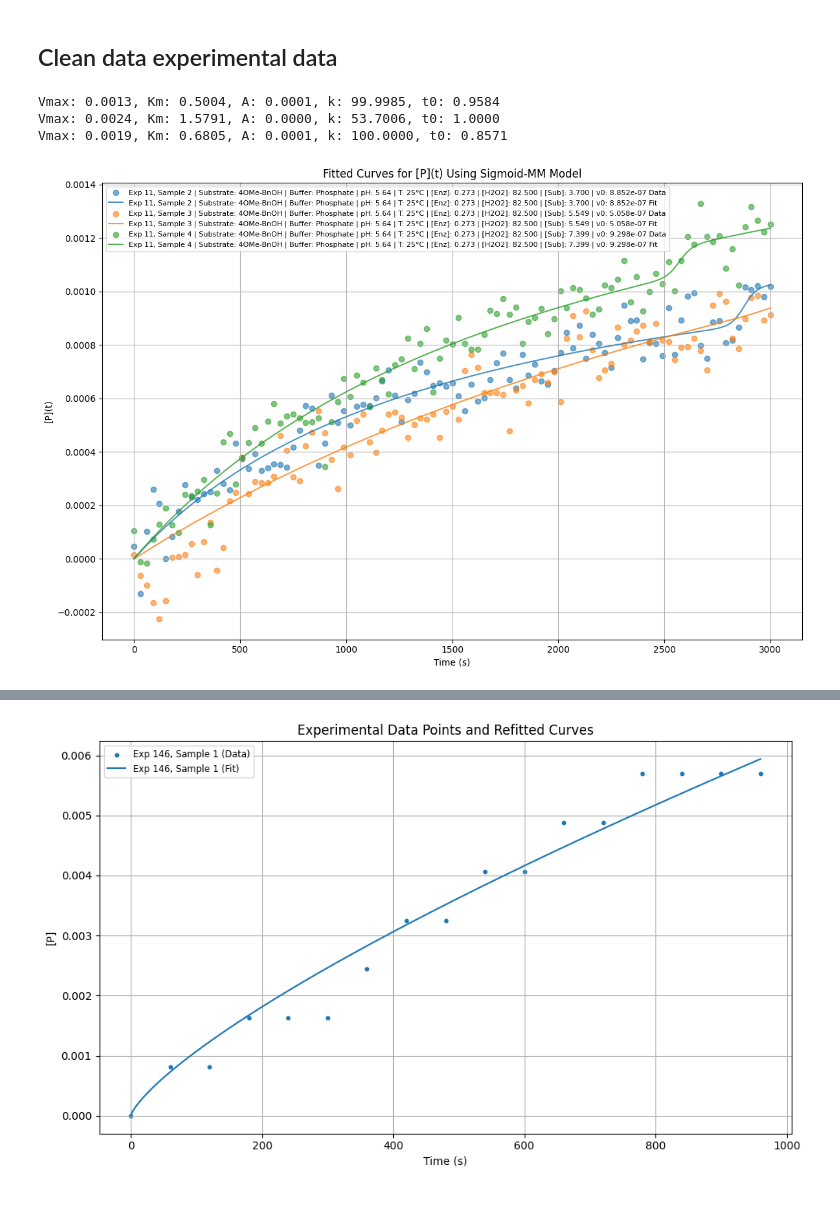
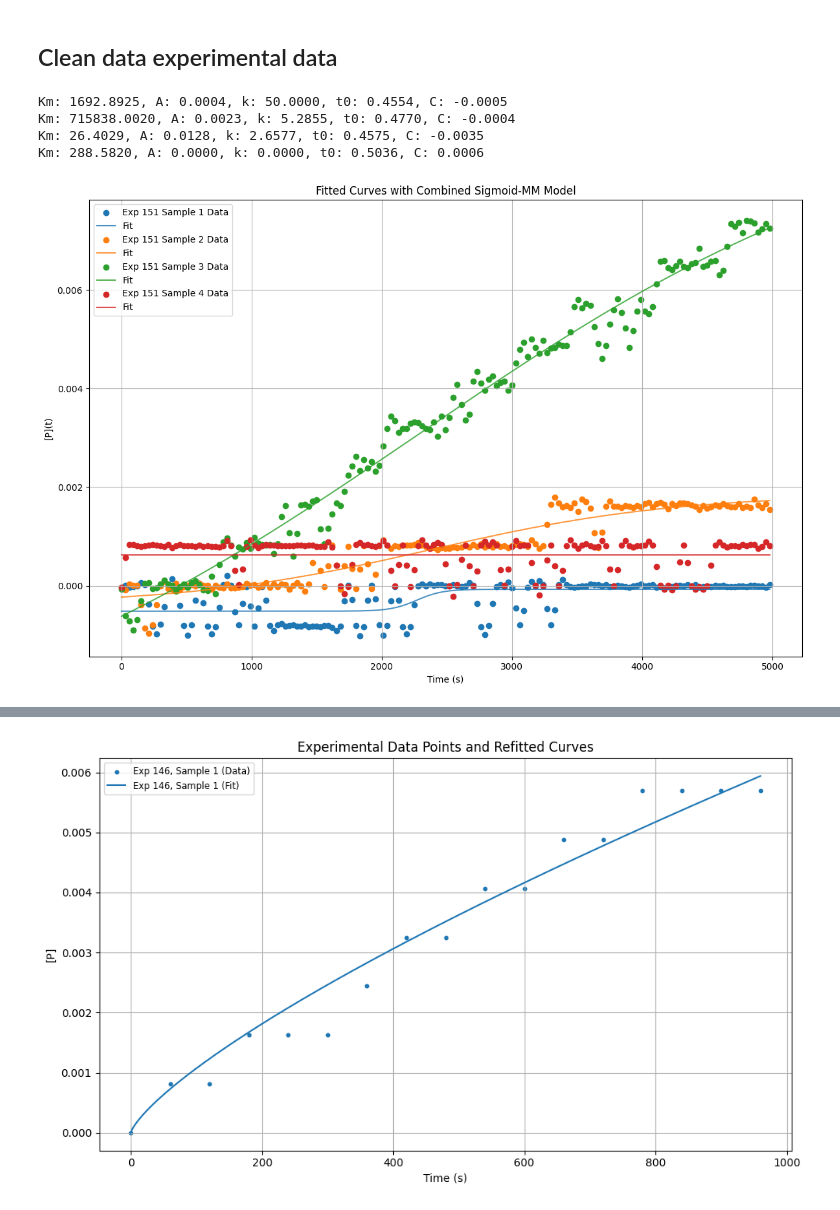
Before and after one commit to madsr2d2/masterThesis, a Jupyter notebook: masterThesis.ipynb, the cells around one changed output, grey strips where cells are left out. Drawn from its saved outputs; the diff is of its cells as text; code cells hidden in the pictures.

```diff
--- a/masterThesis.ipynb
+++ b/masterThesis.ipynb
@@ -1078,18 +1063,20 @@ def fit_curves_to_data(
 # %%
 fitted_df = fit_curves_to_data(
     dataframe=data_df_resampled,
-    fit_range=(0, 3000),
+    fit_range=(0, 5000),
     plot=True,
-    experiment_range=(11,11),
-    sample_range=(2, 4),
+
+    experiment_range=(1,151),
+    sample_range=(1,4),
 )
 # naughty list [[exp_num, sample_num], ...]
-# [[10,1], [11,1], [128,2], [128,3], [128,5]]
+# [[128,2], [128,3], [13,1], [13,2]]
 # %% [output]
-Vmax: 0.0013, Km: 0.5004, A: 0.0001, k: 99.9985, t0: 0.9584
-Vmax: 0.0024, Km: 1.5791, A: 0.0000, k: 53.7006, t0: 1.0000
-Vmax: 0.0019, Km: 0.6805, A: 0.0001, k: 100.0000, t0: 0.8571
+Km: 1692.8925, A: 0.0004, k: 50.0000, t0: 0.4554, C: -0.0005
+Km: 715838.0020, A: 0.0023, k: 5.2855, t0: 0.4770, C: -0.0004
+Km: 26.4029, A: 0.0128, k: 2.6577, t0: 0.4575, C: -0.0035
+Km: 288.5820, A: 0.0000, k: 0.0000, t0: 0.5036, C: 0.0006
-[figure, old version]
+[figure, new version]
 # %%
 fitted_df.head()
 v0 = np.array(fitted_df['v0'])
```
Also changed, not shown: parts of 6 cells of this notebook.
